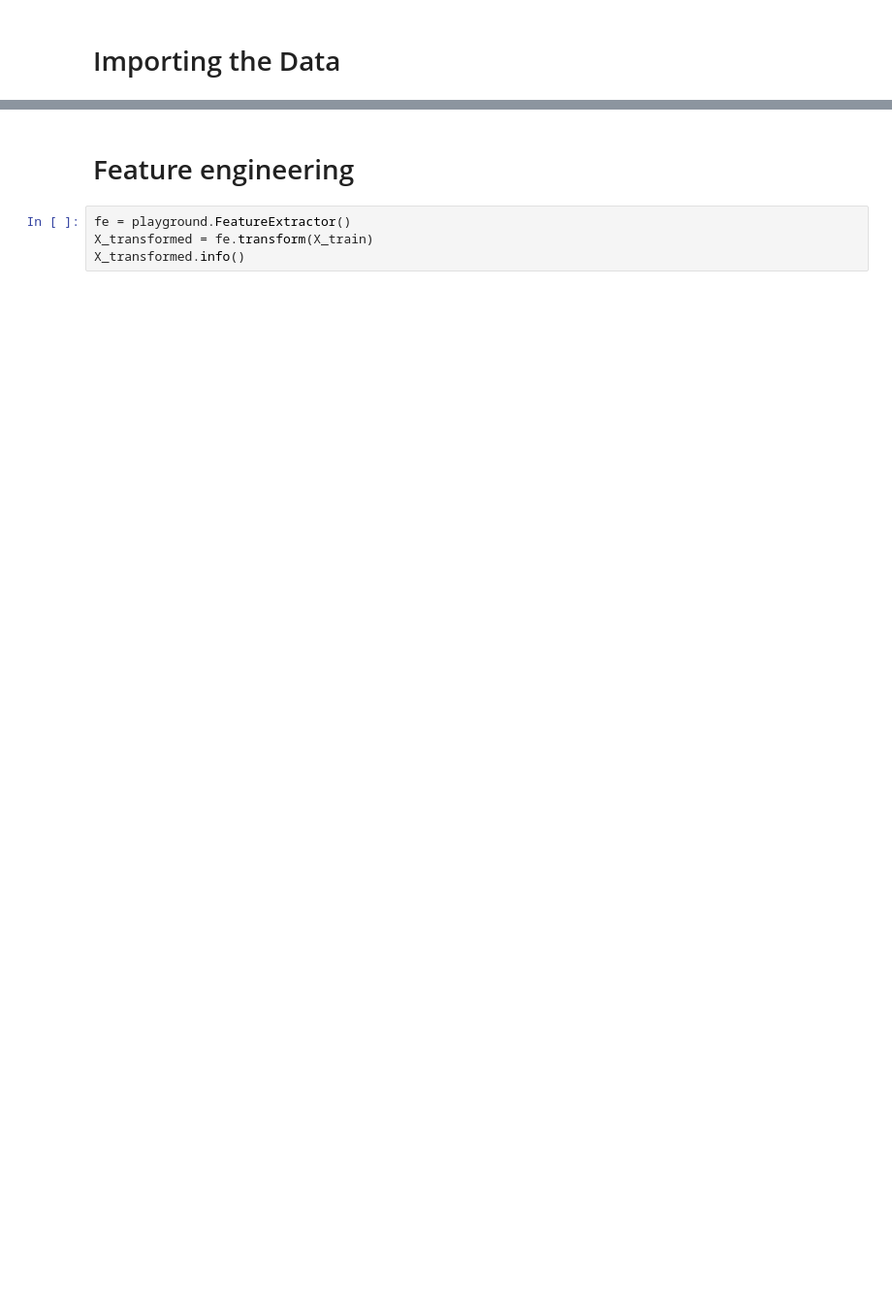
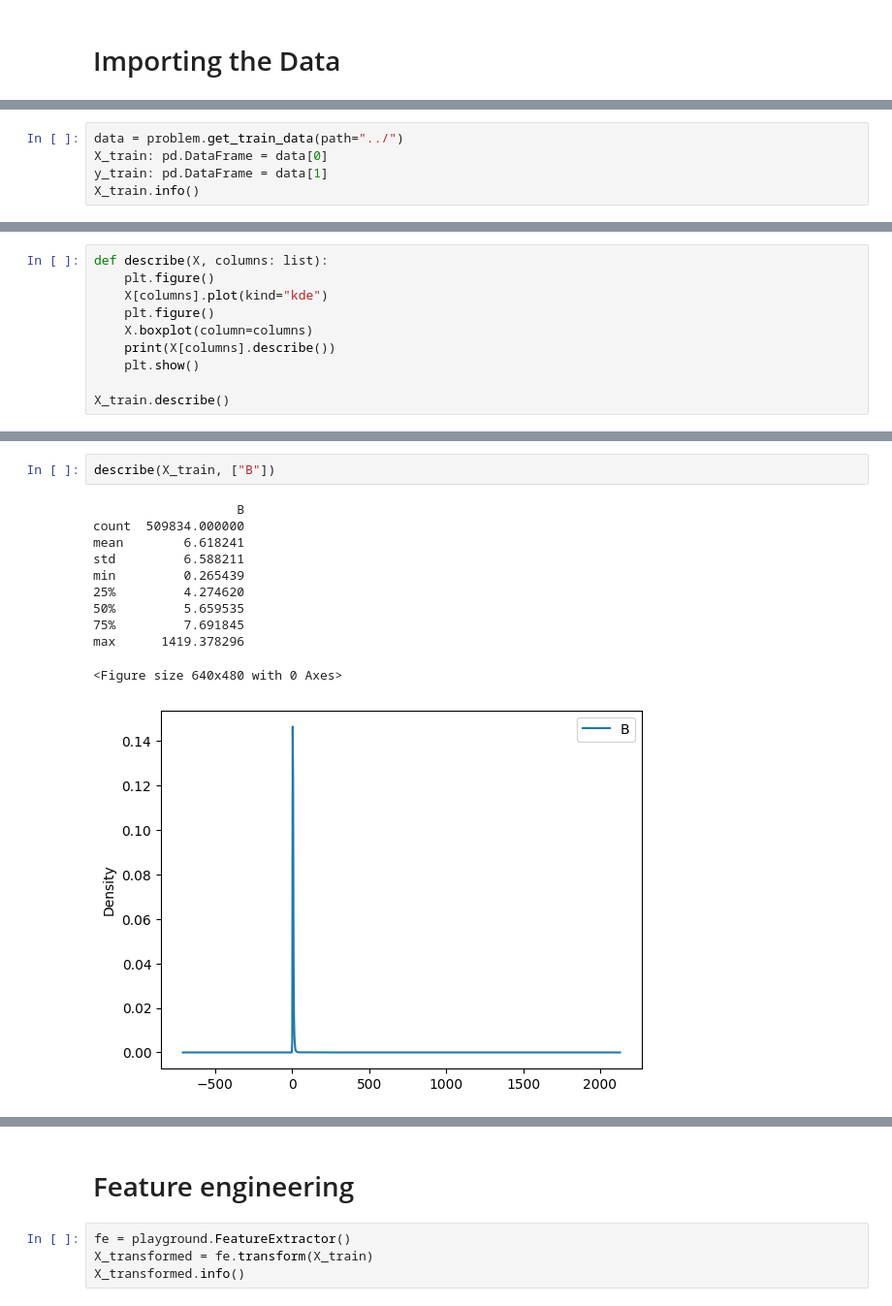
Before and after one commit to AlexandreChaussard/DataCamp-Solar_Wind, a Jupyter notebook: playground/playground.ipynb, the cells around one changed output, grey strips where cells are left out. Shown: that part at 97% size. Saved outputs shown, nothing was run; the diff lists cells and outputs as text; blank space fills up the shorter version.

```diff
--- a/playground/playground.ipynb
+++ b/playground/playground.ipynb
@@ -26,0 +7,5 @@ memory usage: 72.0 MB
+# %%
+data = problem.get_train_data(path="../")
+X_train: pd.DataFrame = data[0]
+y_train: pd.DataFrame = data[1]
+X_train.info()
@@ -26,0 +42,10 @@ memory usage: 72.0 MB
+# %%
+def describe(X, columns: list):
+    plt.figure()
+    X[columns].plot(kind="kde")
+    plt.figure()
+    X.boxplot(column=columns)
+    print(X[columns].describe())
+    plt.show()
+
+X_train.describe()
@@ -26,0 +63,14 @@ memory usage: 72.0 MB
+# %%
+describe(X_train, ["B"])
+# %% [output]
+                   B
+count  509834.000000
+mean        6.618241
+std         6.588211
+min         0.265439
+25%         4.274620
+50%         5.659535
+75%         7.691845
+max      1419.378296
+<Figure size 640x480 with 0 Axes>
+[figure, added]
```
Also changed, not shown: parts of 14 cells of this notebook, 6 other files.
